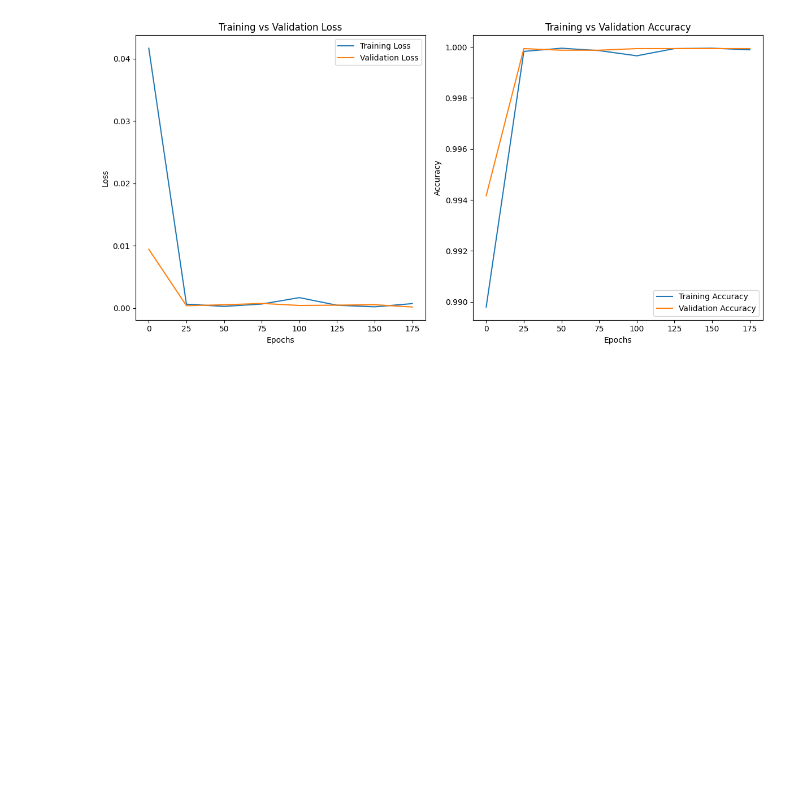
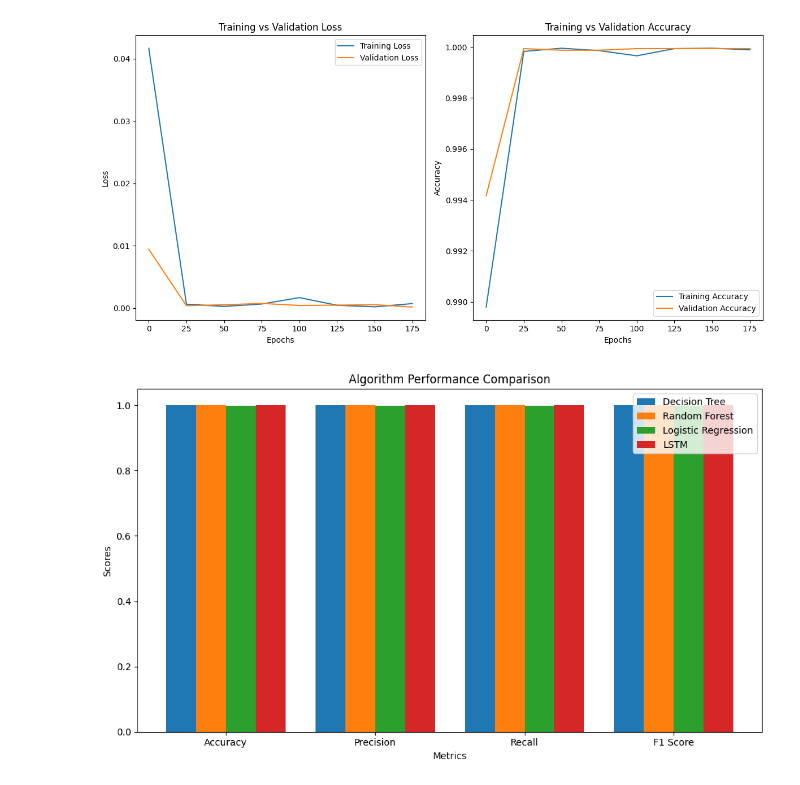
Before and after one commit to Yousinator/C2-ML-Detection-Framework, a Jupyter notebook: notebooks/modeling/emotet.ipynb, the cells around one changed output. Cells and saved outputs as stored; diff of their text form; code cells hidden in the pictures; blank space fills up the shorter version.

```diff
--- a/notebooks/modeling/emotet.ipynb
+++ b/notebooks/modeling/emotet.ipynb
@@ -347,16 +347,24 @@ Test Loss: 0.0002, Test Accuracy: 0.9999
 from sklearn.metrics import (
     classification_report,
     confusion_matrix,
+    accuracy_score,
     ConfusionMatrixDisplay,
 )
+
 y_pred_lstm = model.predict(X_test_lstm)
 
 # Convert predictions to binary labels (for binary classification)
 y_pred_binary = (y_pred_lstm > 0.5).astype(int).flatten()
 
 print("\nClassification Report:")
-report = classification_report(y_test_lstm, y_pred_binary)
-print(report)
+report_dict = classification_report(y_test_lstm, y_pred_binary, output_dict=True)
+
+lstm_metrics = {
+    "Precision": report_dict["1"]["precision"],  # Precision for class 1 (malicious)
+    "Recall": report_dict["1"]["recall"],  # Recall for class 1 (malicious)
+    "F1 Score": report_dict["1"]["f1-score"],  # F1-score for class 1 (malicious)
+    "Accuracy": accuracy_score(y_test_lstm, y_pred_binary),  # Overall accuracy
+}
 
 # Generate confusion matrix
 conf_matrix = confusion_matrix(y_test_lstm, y_pred_binary)
@@ -410,3 +415,15 @@ plt.tight_layout()
 plt.show()
 # %% [output]
 [figure]
+# %%
+normal_metrics = {
+    "Decision Tree": avg_dt_normal_metrics,
+    "Random Forest": avg_rf_normal_metrics,
+    "Logistic Regression": avg_logreg_normal_metrics,
+    "LSTM": lstm_metrics,
+}
+plot = prisma.Plotting(df)
+
+plot.plot_algorithm_comparison(normal_metrics)
+# %% [output]
+[figure, added]
```
Also changed, not shown: parts of 3 cells of this notebook, 1 other file.
